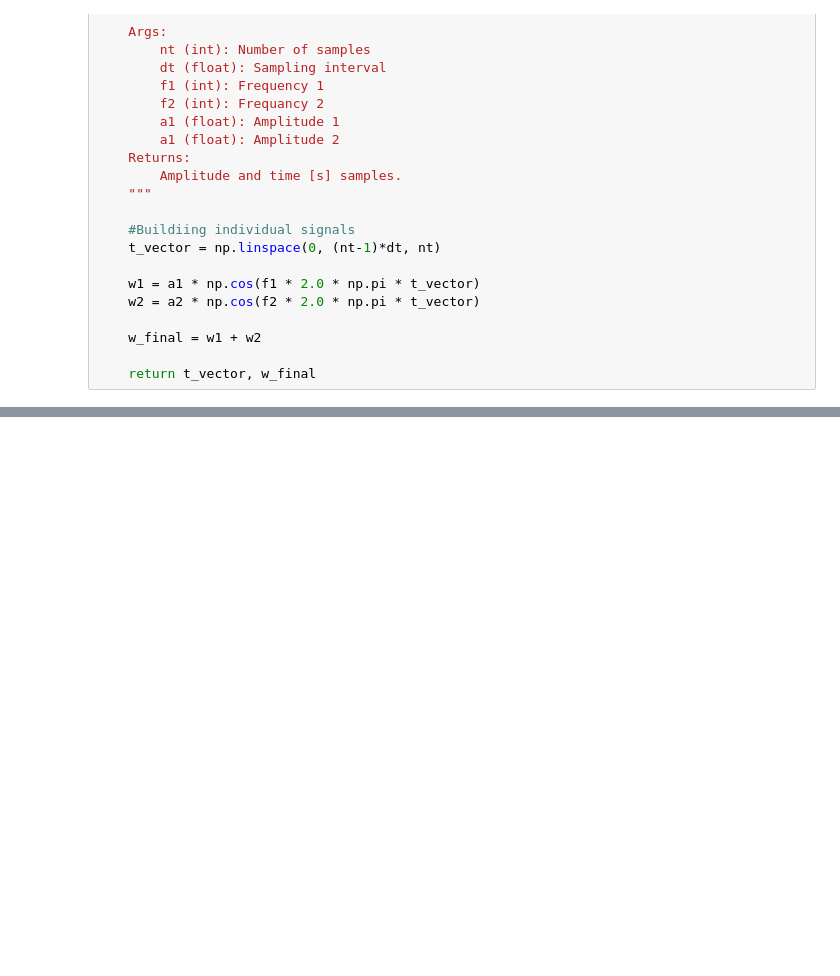
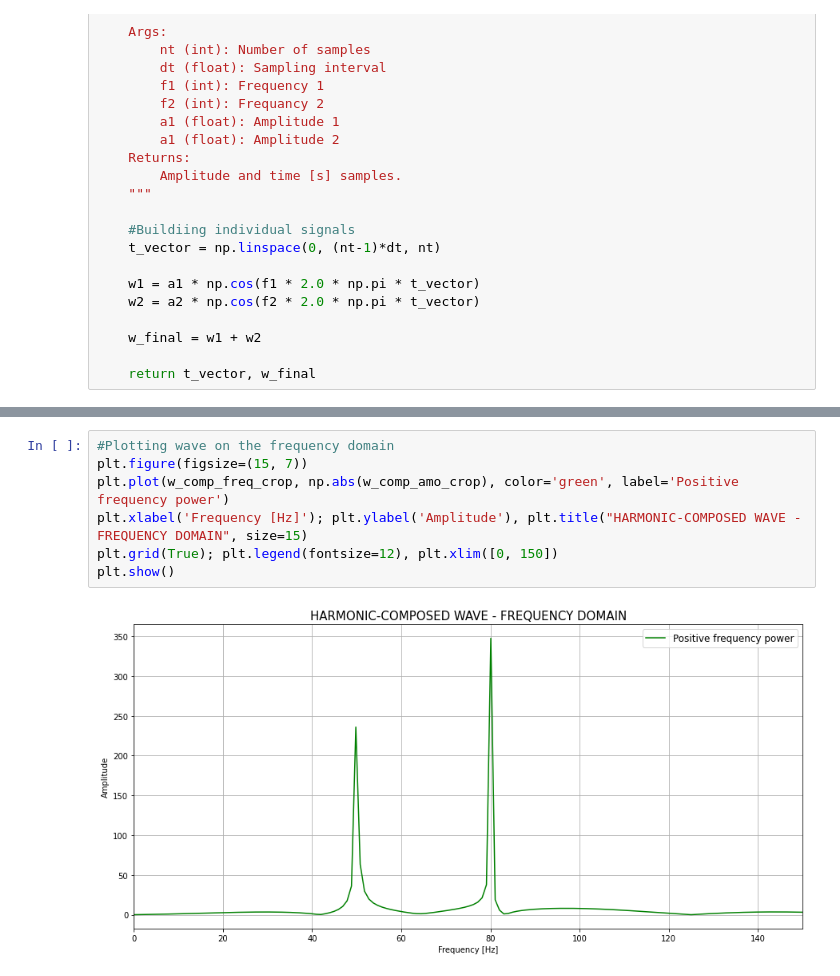
Before and after one commit to JohnMasapantaPozo/SSS---Synthetic-Seismic-from-Scratch, a Jupyter notebook: wavelet.ipynb, the cells around one changed output, grey strips where cells are left out. Drawn from its saved outputs; the diff is of its cells as text; blank space fills up the shorter version.

```diff
--- a/wavelet.ipynb
+++ b/wavelet.ipynb
@@ -251,0 +253,9 @@ plt.grid(True)
+# %%
+#Plotting wave on the frequency domain
+plt.figure(figsize=(15, 7))
+plt.plot(w_comp_freq_crop, np.abs(w_comp_amo_crop), color='green', label='Positive frequency power')
+plt.xlabel('Frequency [Hz]'); plt.ylabel('Amplitude'), plt.title("HARMONIC-COMPOSED WAVE - FREQUENCY DOMAIN", size=15)
+plt.grid(True); plt.legend(fontsize=12), plt.xlim([0, 150])
+plt.show()
+# %% [output]
+[figure, added]
```
Also changed, not shown: parts of 4 cells of this notebook.
